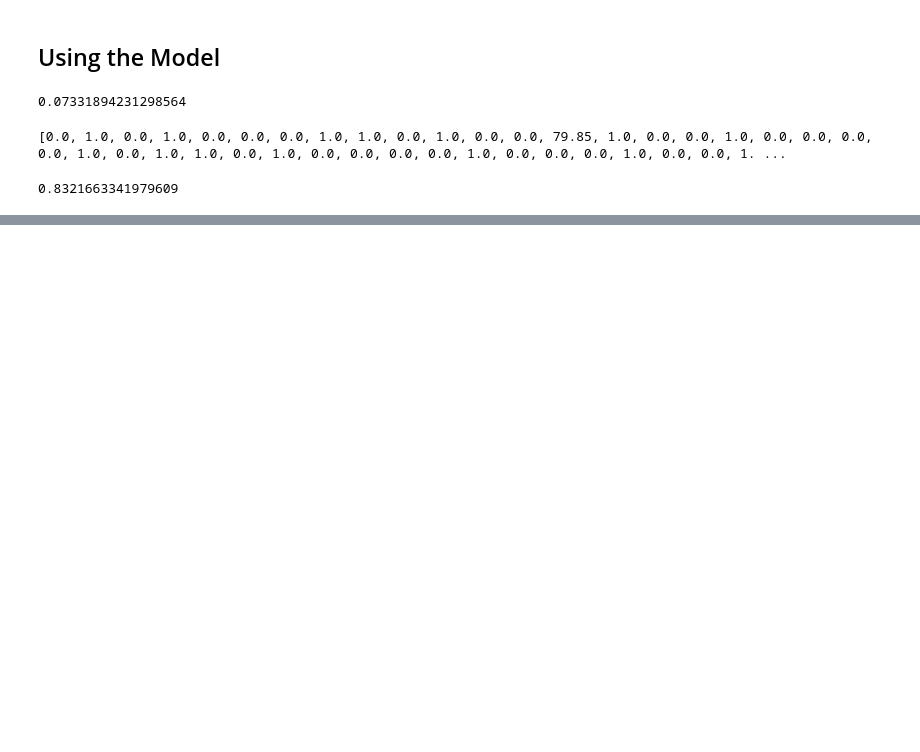
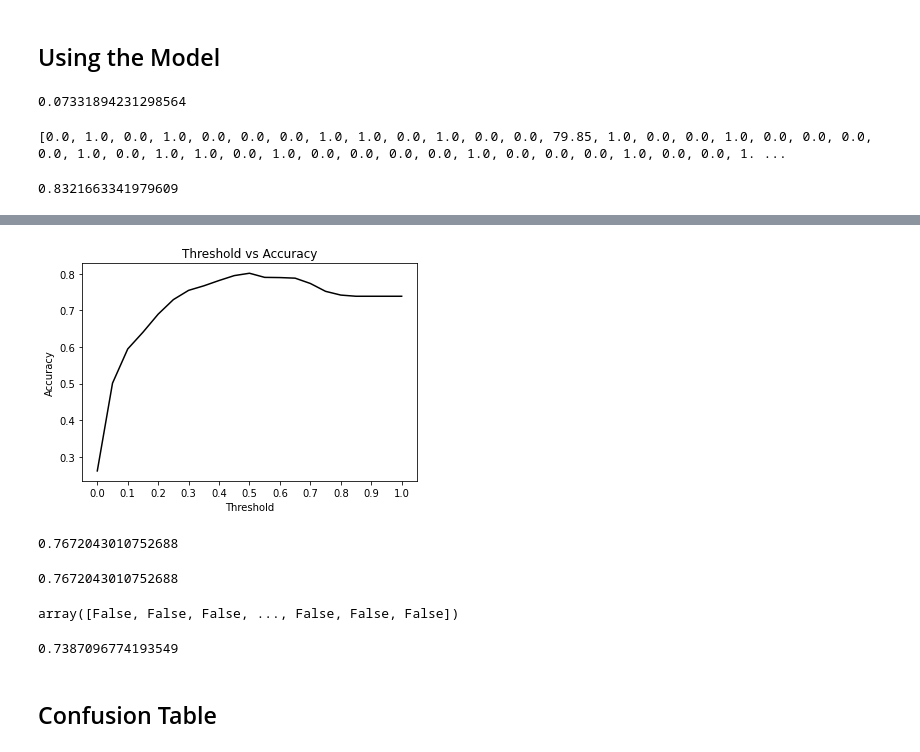
Before and after one commit to harizshah/Telco-Customer-Churn-Dec-2022-, a Jupyter notebook: churn_and_metrics.ipynb, the cells around one changed output, grey strips where cells are left out. Saved outputs shown, nothing was run; the diff lists cells and outputs as text; code cells hidden in the pictures; blank space fills up the shorter version.

```diff
--- a/churn_and_metrics.ipynb
+++ b/churn_and_metrics.ipynb
@@ -646,0 +763,3 @@ model.predict_proba(X_test)[0, 1]
+# %%
+model = LogisticRegression(solver='liblinear', random_state=1)
+model.fit(X_train, y_train)
@@ -646,0 +768,4 @@ model.predict_proba(X_test)[0, 1]
+# %%
+val_dict = df_val[categorical + numerical].to_dict(orient='records')
+X_val = dv.transform(val_dict)
+y_pred = model.predict_proba(X_val)[:, 1]
@@ -646,0 +795,9 @@ model.predict_proba(X_test)[0, 1]
+# %%
+# Gets the prediction from the models
+y_pred = model.predict_proba(X_val)[:, 1]
+
+# Makes hard predictions
+churn = y_pred >= 0.5
+
+# Computes the accuracy
+(churn == y_val).mean()
@@ -646,0 +823,14 @@ model.predict_proba(X_test)[0, 1]
+# %%
+# Creates an array with different thresholds: 0.0, 0.1, 0.2, and so on
+thresholds = np.linspace(0, 1, 21)
+
+# Creates an empty list to hold the accuracy values
+accuracies = []
+
+# Loops over each threshold value
+for t in thresholds:
+    # Calculates the accuracy for a given threshold
+    acc = accuracy_score(y_val, y_pred >= t)
+    # Records the accuracy for this threshold
+    accuracies.append(acc)
+    print('%0.2f %0.3f' % (t, acc))
@@ -646,0 +855,37 @@ model.predict_proba(X_test)[0, 1]
+# %%
+plt.figure(figsize=(6, 4))
+
+plt.plot(thresholds, accuracies, color='black')
+
+plt.title('Threshold vs Accuracy')
+plt.xlabel('Threshold')
+plt.ylabel('Accuracy')
+
+plt.xticks(np.linspace(0, 1, 11))
+
+# plt.savefig('04_threshold_accuracy.svg')
+
+plt.show()
+# %% [output]
+[figure, added]
+# %%
+churn_small = y_pred_small >= 0.5
+(churn_small == y_val).mean()
+# %% [output]
+0.7672043010752688
+# %%
+accuracy_score(y_val, churn_small)
+# %% [output]
+0.7672043010752688
+# %%
+size_val = len(y_val)
+baseline = np.repeat(False, size_val)
+baseline
+# %% [output]
+array([False, False, False, ..., False, False, False])
+# %%
+accuracy_score(baseline, y_val)
+# %% [output]
+0.7387096774193549
+# %% [markdown]
+## Confusion Table
```
Also changed, not shown: parts of 98 cells of this notebook.
